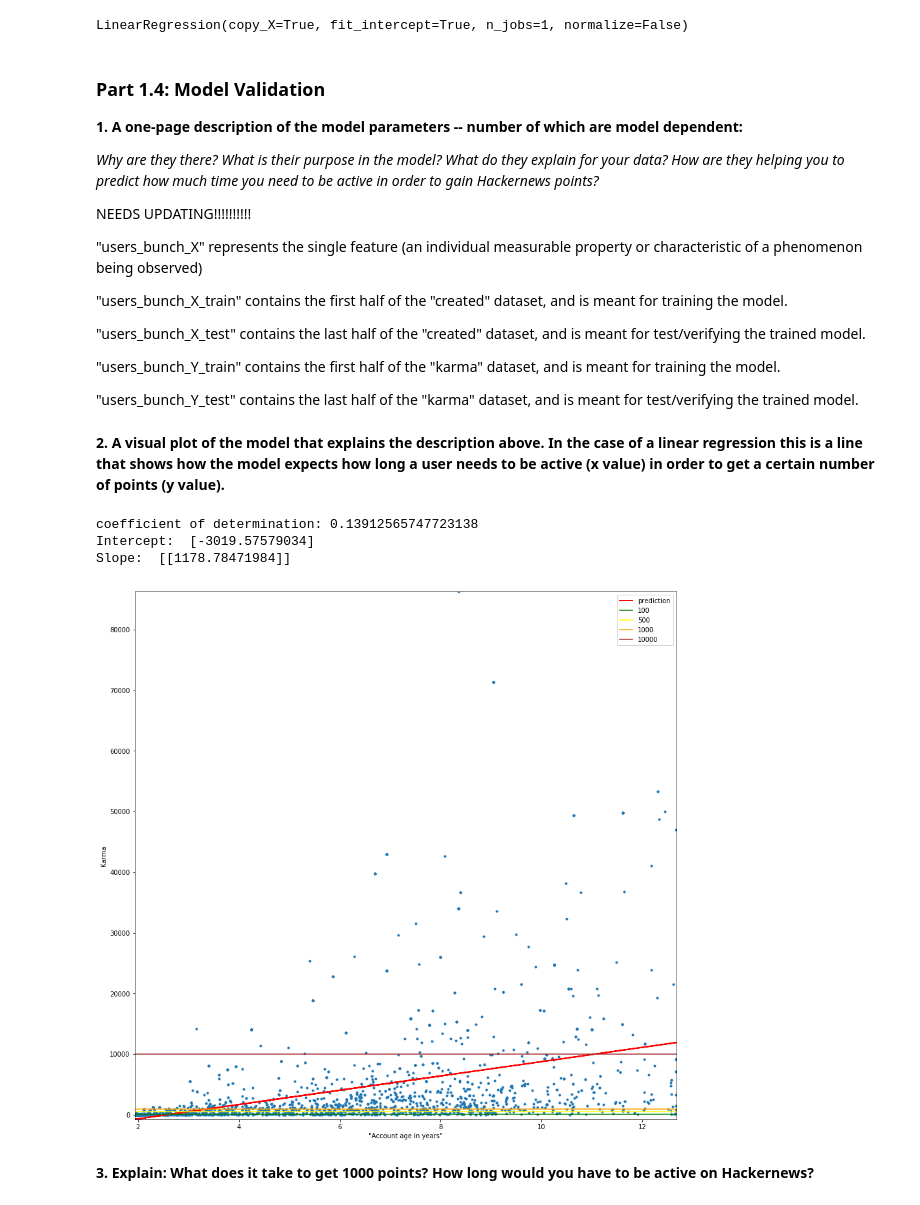
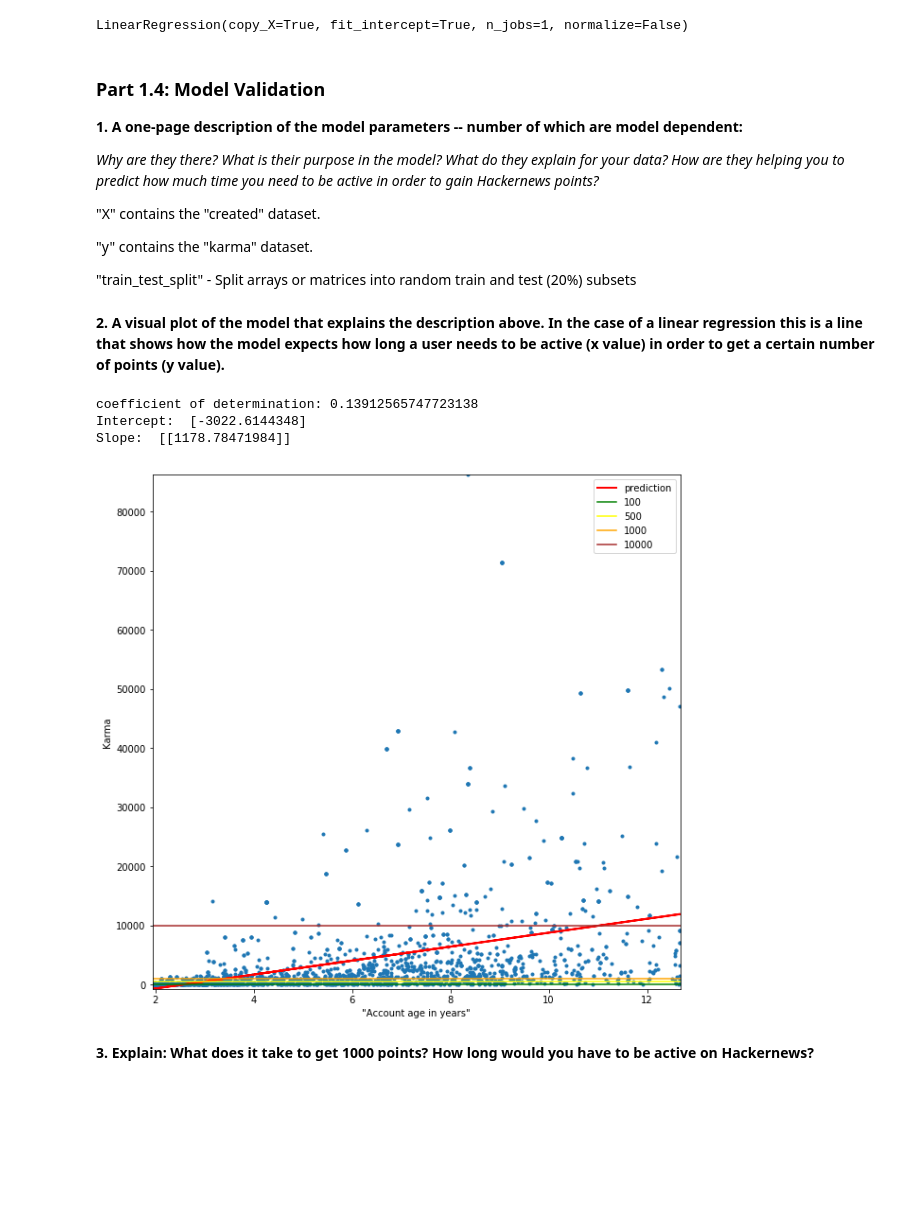
Before and after one commit to Business-Intelligence-Dangerous-Memory/Assignment_6, a Jupyter notebook: Assignment 6 - Basic Machine Learning.ipynb, the cells around one changed output. Saved outputs shown, nothing was run; the diff lists cells and outputs as text; code cells hidden in the pictures; blank space fills up the shorter version.

Commit message:
last changes

```diff
--- a/Assignment 6 - Basic Machine Learning.ipynb
+++ b/Assignment 6 - Basic Machine Learning.ipynb
@@ -71,18 +72,11 @@ What is their purpose in the model?
 What do they explain for your data?
 How are they helping you to predict how much time you need to be active in order to gain Hackernews points?*
 
+"X" contains the "created" dataset.
 
-NEEDS UPDATING!!!!!!!!!!
+"y" contains the "karma" dataset.
 
-"users_bunch_X" represents the single feature (an individual measurable property or characteristic of a phenomenon being observed)
-
-"users_bunch_X_train" contains the first half of the "created" dataset, and is meant for training the model.
-
-"users_bunch_X_test" contains the last half of the "created" dataset, and is meant for test/verifying the trained model.
-
-"users_bunch_Y_train" contains the first half of the "karma" dataset, and is meant for training the model.
-
-"users_bunch_Y_test" contains the last half of the "karma" dataset, and is meant for test/verifying the trained model.
+"train_test_split" - Split arrays or matrices into random train and test (20%) subsets
 # %% [markdown]
 **2. A visual plot of the model that explains the description above. In the case of a linear regression this is a line that shows how the model expects how long a user needs to be active (x value) in order to get a certain number of points (y value).**
 # %%
@@ -92,36 +86,36 @@ r_sq = regressor.score(X, y)
 print('coefficient of determination:', r_sq)
 print("Intercept: ", regressor.intercept_)
 print("Slope: ",regressor.coef_)
 y_pred = regressor.predict(X_test)
 
 # Plot outputs
-fig = plt.figure(figsize=(15,15))
+fig = plt.figure(figsize=(10,10))
 ax1 = fig.add_subplot(111)
 ax1.set_ylabel('Karma')
 ax1.set_xlabel('"Account age in years"')
 plt.scatter(X_test, y_test, marker=".")
 
 plt.plot(X_test, y_pred, color='red', linewidth=2)
 plt.axhline(y=100, color='green', linestyle='-')
 plt.axhline(y=500, color='yellow', linestyle='-')
 plt.axhline(y=1000, color='orange', linestyle='-')
 plt.axhline(y=10000, color='brown', linestyle='-')
 
 
 #plt.xticks(())
 #plt.yticks(())
 
 # align plots to axis
 plt.autoscale(enable=True, axis='x', tight=True)
 plt.autoscale(enable=True, axis='y', tight=True)
 plt.legend(["prediction", "100","500", "1000","10000"])
 
 plt.show()
 # %% [output]
 coefficient of determination: 0.13912565747723138
-Intercept:  [-3019.57579034]
+Intercept:  [-3022.6144348]
 Slope:  [[1178.78471984]]
-[figure, old version]
+[figure, new version]
 # %% [markdown]
 **3. Explain: What does it take to get 1000 points? How long would you have to be active on Hackernews?**
 # %% [markdown]
```
Also changed, not shown: parts of 4 cells of this notebook.
